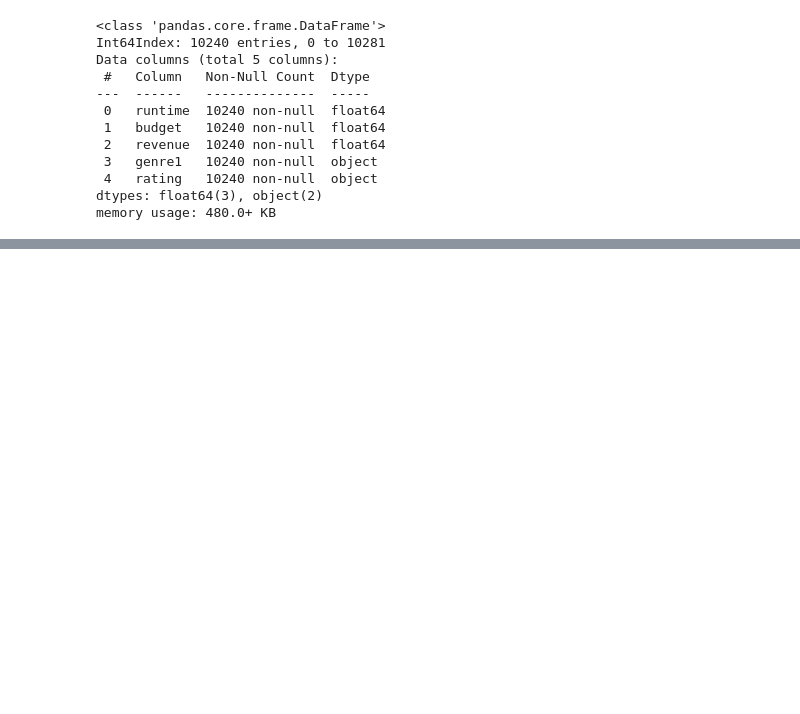
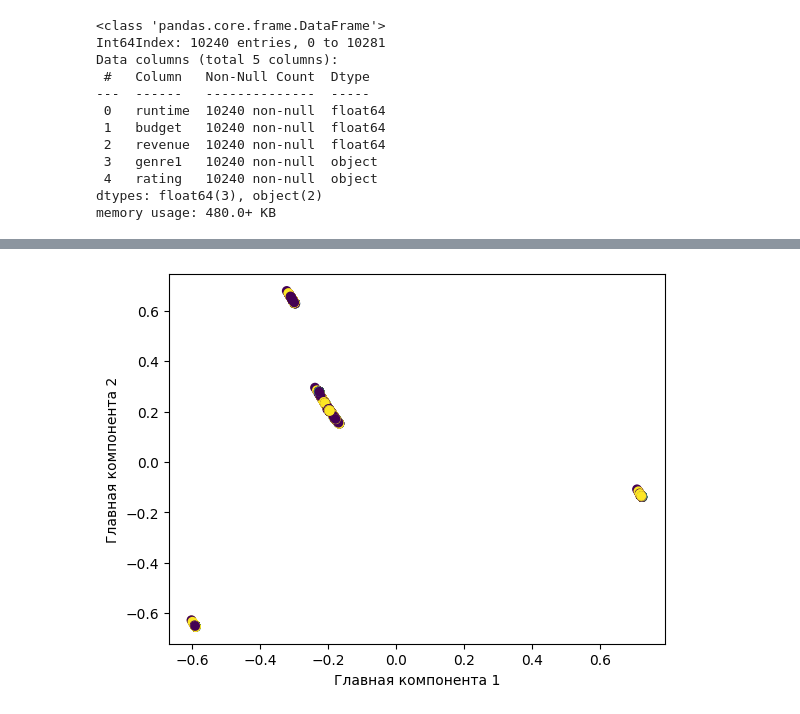
Before and after one commit to fardsnog2/ML_vvsu, a Jupyter notebook: Georgy_ml_vvsu_first_lr.ipynb, the cells around one changed output, grey strips where cells are left out. Drawn from its saved outputs; the diff is of its cells as text; code cells hidden in the pictures; blank space fills up the shorter version.

```diff
--- a/Georgy_ml_vvsu_first_lr.ipynb
+++ b/Georgy_ml_vvsu_first_lr.ipynb
@@ -276,0 +292,6 @@ pd.get_dummies(X)
+# %%
+scaler = MinMaxScaler()
+le = LabelEncoder()
+X[['runtime','budget','revenue']] = scaler.fit_transform(X[['runtime','budget','revenue']])
+X['genre1'] = le.fit_transform(X['genre1'])
+Y=le.fit_transform(Y)
@@ -276,0 +438,12 @@ pd.get_dummies(X)
+# %%
+from sklearn.decomposition import PCA
+import matplotlib.pyplot as plt
+pca = PCA(n_components=2)
+X_pca=pca.fit_transform(X)
+# %%
+plt.scatter(X_pca[:, 0], X_pca[:, 1], c=Y, cmap='viridis')
+plt.xlabel("Главная компонента 1")
+plt.ylabel("Главная компонента 2")
+plt.show()
+# %% [output]
+[figure, added]
```
Also changed, not shown: parts of 27 cells of this notebook.
